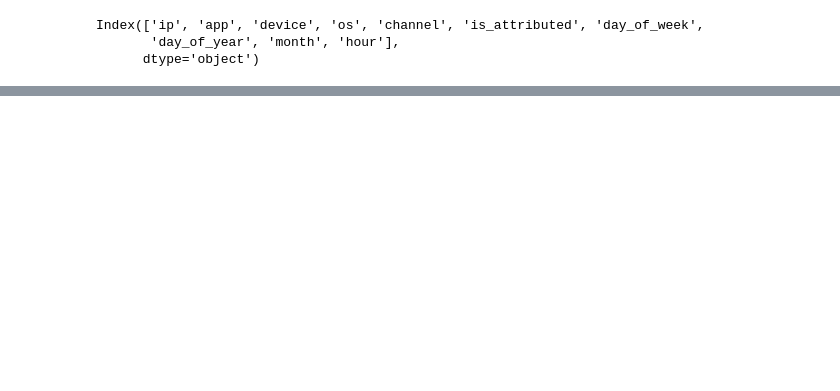
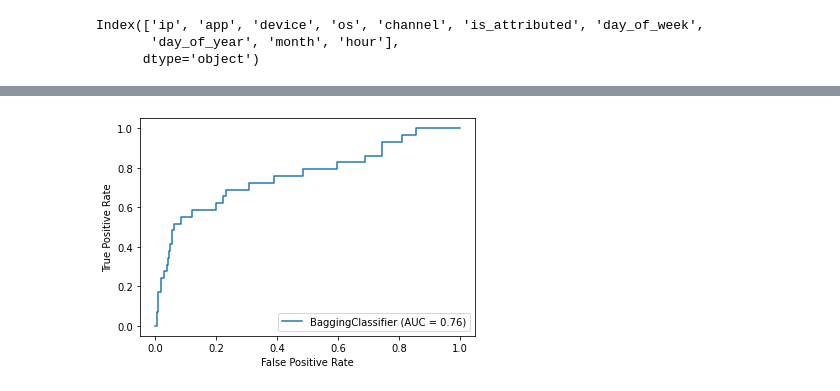
Before and after one commit to mahfuz978/Decision-Trees-and-Ensemble, a Jupyter notebook: Bagging_Boosting_Project/Mahfuzur_Bagging_Boosting_Project.ipynb, the cells around one changed output, grey strips where cells are left out. Cells and saved outputs as stored; diff of their text form; code cells hidden in the pictures; blank space fills up the shorter version.

```diff
--- a/Bagging_Boosting_Project/Mahfuzur_Bagging_Boosting_Project.ipynb
+++ b/Bagging_Boosting_Project/Mahfuzur_Bagging_Boosting_Project.ipynb
@@ -500,3 +509,7 @@ bagcl: ROC AUC  = 0.650
+# %%
+plot_roc_curve(bagcl, x_test, y_test);
+# %% [output]
+[figure, added]
 # %%
 print('On the basis of the AUC ROC Score I would choose XGBoostClassifier(), \n\
 because it gave a score of well over %.3f that means that the area under the \n\
```
Also changed, not shown: parts of 17 cells of this notebook.
